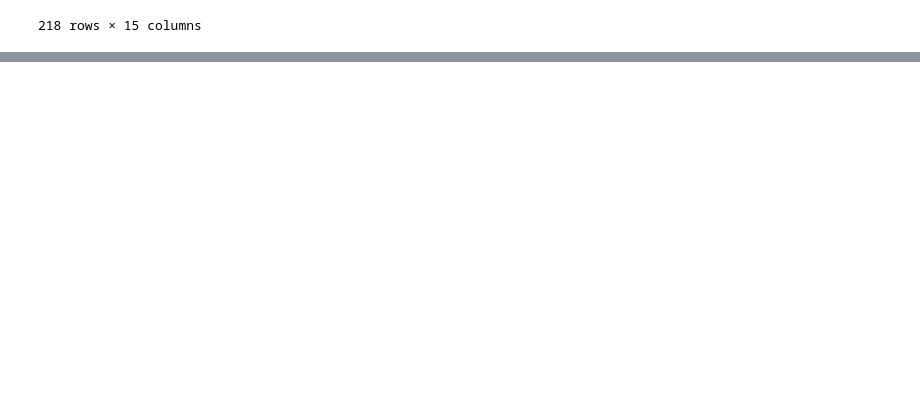
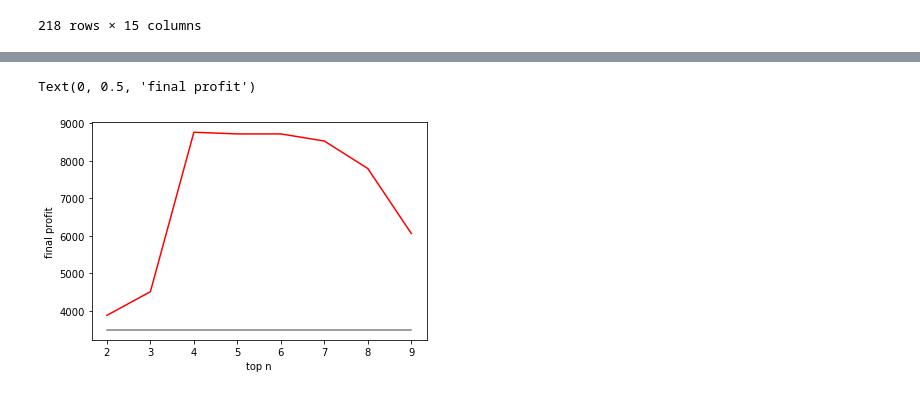
Before and after one commit to QuantLet/Emoji-Embedding-For-Finance, a Jupyter notebook: Strategy/Strategy.ipynb, the cells around one changed output, grey strips where cells are left out. Cells and saved outputs as stored; diff of their text form; code cells hidden in the pictures; blank space fills up the shorter version.

```diff
--- a/Strategy/Strategy.ipynb
+++ b/Strategy/Strategy.ipynb
@@ -98,0 +124,44 @@ plt.savefig('strategy.png',transparent = True)
+# %%
+final_profit_topn = []
+for i in range(2,10):
+    file_name = 'top'+str(i)+"_score_test.csv"
+    # 假设 df1 和 df2 是您的两个 DataFrame
+    df1 = pd.read_csv(file_name)  # 例如，这样读取第一个 CSV 文件
+    df1 = df1.rename(columns={'time':'date'})
+    df2 = df_BTC_price  # 读取第二个 CSV 文件
+
+    # 使用外连接合并 DataFrame
+    merged_df = pd.merge(df1, df2, on='date', how='outer')
+    merged_df = merged_df.dropna()
+
+    profit_top = [0]
+    pace = 30
+    for day in range(len(merged_df['score'])-1):
+        start_date = 0 if day <=pace else day-pace
+        if merged_df['score'][day]>= np.mean(merged_df['score'][start_date:day]):
+            profit_top.append(profit_top[-1]+merged_df['close'][day+1]-merged_df['close'][day])
+        else:
+            profit_top.append(profit_top[-1])
+    final_profit_topn.append(profit_top[-1])
+
+
+final_profit_0 = []
+for i in range(2,10):
+    final_profit_0.append(profit_0[-1])
+
+plt.plot(np.arange(2,10),final_profit_topn,color = 'red')
+plt.plot(np.arange(2,10),final_profit_0,color = 'gray')
+plt.xlabel('top n')
+plt.ylabel('final profit')
+# %%
+final_profit_0 = []
+for i in range(2,10):
+    final_profit_0.append(profit_0[-1])
+# %%
+plt.plot(np.arange(2,10),final_profit_topn,color = 'red')
+plt.plot(np.arange(2,10),final_profit_0,color = 'gray')
+plt.xlabel('top n')
+plt.ylabel('final profit')
+# %% [output]
+Text(0, 0.5, 'final profit')
+[figure, added]
```
Also changed, not shown: parts of 7 cells of this notebook, 9 other files.
